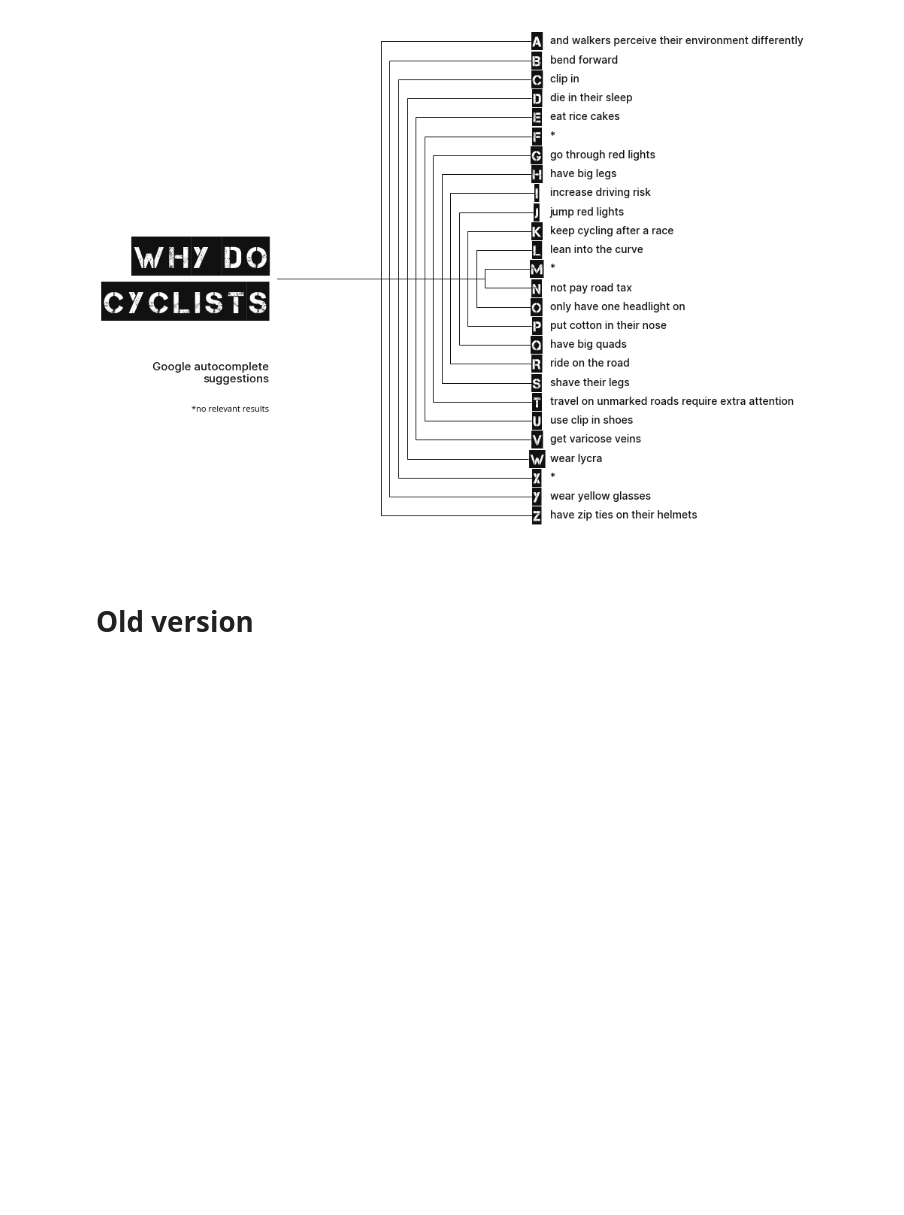
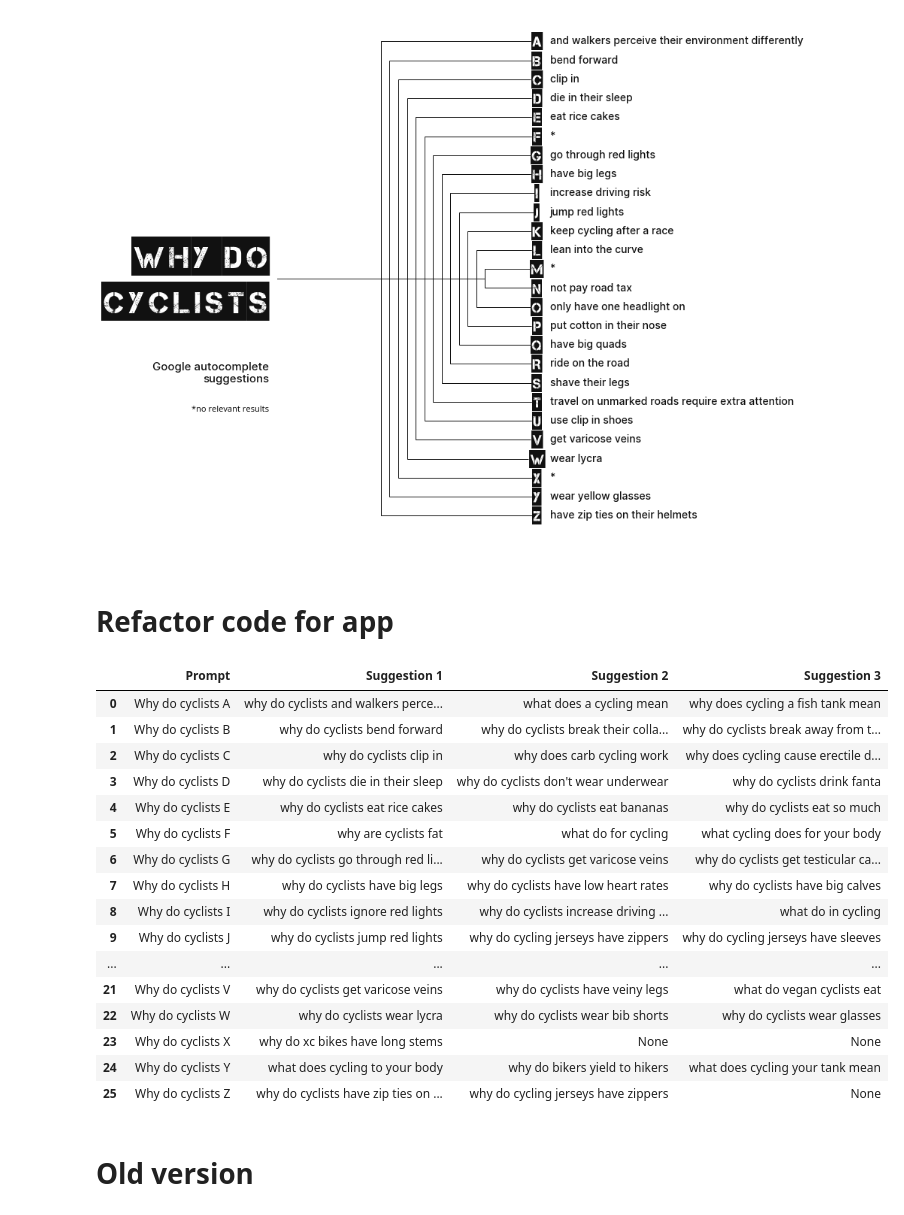
Before and after one commit to Lisa-Ho/small-data-projects, a Jupyter notebook: 2023/2305-google-search-autocomplete/google-search-autocomplete.ipynb, the cells around one changed output. Drawn from its saved outputs; the diff is of its cells as text; code cells hidden in the pictures; blank space fills up the shorter version.

Commit message:
refactored code for app

```diff
--- a/2023/2305-google-search-autocomplete/google-search-autocomplete.ipynb
+++ b/2023/2305-google-search-autocomplete/google-search-autocomplete.ipynb
@@ -315,3 +315,5 @@ plt.savefig("why-do-cyclists-straight.png", bbox_inches='tight', pad_inches=1,fa
 plt.show()
 # %% [output]
 [figure]
+# %% [markdown]
+# Refactor code for app
@@ -318,3 +332,55 @@ plt.show()
+# %%
+#derive first relevant match for viz
+def get_relevant_results(data, prompt, seed):
+    df = {"letter": [c.upper() for c in seed], "result":[]}
+    for kw, result in enumerate(data):
+        success = 0
+        for i in range(len(result)):
+            if success==0:
+                if prompt.lower() in result[i]:
+                    df["result"].append(result[i])
+                    success+=1
+        if success==0:
+            df["result"].append("*")
+
+    df = pd.DataFrame.from_dict(df)
+    return df
+# %%
+#clean data for table view
+def get_table_view(data, seed, prompt):
+    table = pd.DataFrame.from_dict(data)
+    table = table.rename(columns={0:"Suggestion 1", 1:"Suggestion 2", 2:"Suggestion 3"})
+    table["Prompt"] = [prompt + " " + c.upper() for c in seed]
+    table = table[["Prompt"]+list(table.columns[:3])]
+    return table
+# %%
+#Inputs
+prompt = "Why do cyclists"
+country = "uk"
+seed = [c for c in ascii_lowercase]
+# %%
+# test code
+data = get_suggestions(prompt, seed, country)
+data_for_plot = get_relevant_results(data, seed)
+get_table_view(data, seed, prompt)
+# %% [output]
+|  | Prompt | Suggestion 1 | Suggestion 2 | Suggestion 3 |
+| 0 | Why do cyclists A | why do cyclists and walkers perce... | what does a cycling mean | why does cycling a fish tank mean |
+| 1 | Why do cyclists B | why do cyclists bend forward | why do cyclists break their colla... | why do cyclists break away from t... |
+| 2 | Why do cyclists C | why do cyclists clip in | why does carb cycling work | why does cycling cause erectile d... |
+| 3 | Why do cyclists D | why do cyclists die in their sleep | why do cyclists don't wear underwear | why do cyclists drink fanta |
+| 4 | Why do cyclists E | why do cyclists eat rice cakes | why do cyclists eat bananas | why do cyclists eat so much |
+| 5 | Why do cyclists F | why are cyclists fat | what do for cycling | what cycling does for your body |
+| 6 | Why do cyclists G | why do cyclists go through red li... | why do cyclists get varicose veins | why do cyclists get testicular ca... |
+| 7 | Why do cyclists H | why do cyclists have big legs | why do cyclists have low heart rates | why do cyclists have big calves |
+| 8 | Why do cyclists I | why do cyclists ignore red lights | why do cyclists increase driving ... | what do in cycling |
+| 9 | Why do cyclists J | why do cyclists jump red lights | why do cycling jerseys have zippers | why do cycling jerseys have sleeves |
+| ... | ... | ... | ... | ... |
+| 21 | Why do cyclists V | why do cyclists get varicose veins | why do cyclists have veiny legs | what do vegan cyclists eat |
+| 22 | Why do cyclists W | why do cyclists wear lycra | why do cyclists wear bib shorts | why do cyclists wear glasses |
+| 23 | Why do cyclists X | why do xc bikes have long stems | None | None |
+| 24 | Why do cyclists Y | what does cycling to your body | why do bikers yield to hikers | what does cycling your tank mean |
+| 25 | Why do cyclists Z | why do cyclists have zip ties on ... | why do cycling jerseys have zippers | None |
 # %% [markdown]
 # Old version
 # %% [markdown]
```
Also changed, not shown: parts of 1 cell of this notebook.
